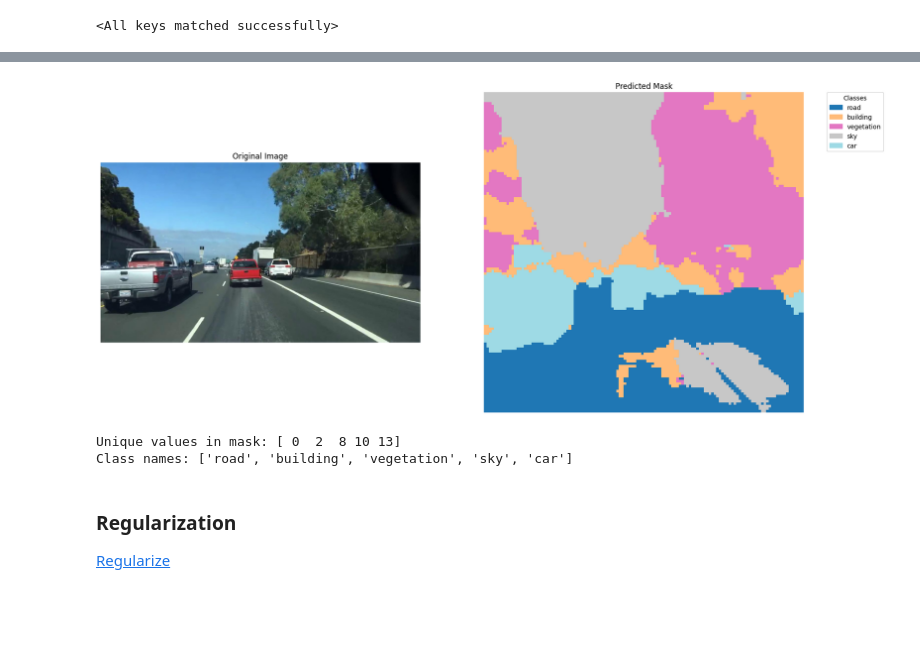
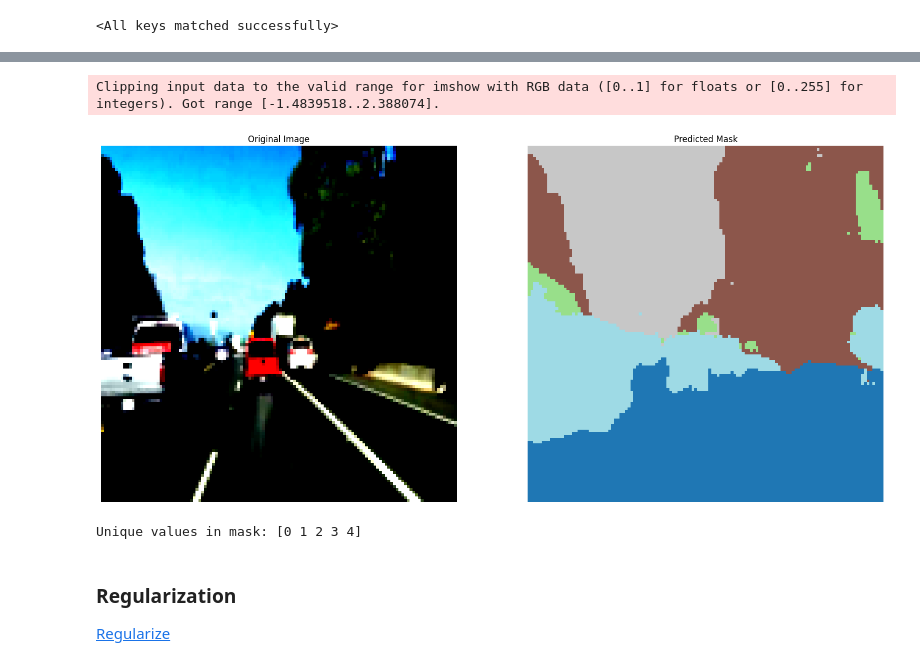
Before and after one commit to okaynils/fhnw-ds-dlbs, a Jupyter notebook: main.ipynb, the cells around one changed output, grey strips where cells are left out. Drawn from its saved outputs; the diff is of its cells as text; code cells hidden in the pictures; blank space fills up the shorter version.

Commit message:
added inference test to notebook

```diff
--- a/main.ipynb
+++ b/main.ipynb
@@ -691,7 +685,7 @@ import torch
 device="mps"
 
 # load model
-model = UNetBaseline(num_classes=19).to(device)
-model.load_state_dict(torch.load('models/unet_baseline_w5p8x7p7.pth', map_location=torch.device('mps')))
+model = VanillaUNet(num_classes=5, base_filters=128).to(device)
+model.load_state_dict(torch.load('models/unet_regularize_wd_0.01_j5p25e3z.pth', map_location=torch.device('mps')))
 # %% [output]
 <All keys matched successfully>
@@ -706,0 +712,12 @@ plt.imshow(image.permute(1,2,0))
+# %%
+import hydra
+from torchvision import transforms
+image_transform = transforms.Compose([
+    transforms.Resize((128, 128)),
+    transforms.ToTensor(),
+    transforms.Normalize(mean=[0.3654, 0.4002, 0.4055],std=[0.2526, 0.2644, 0.2755])
+])
+image_path = os.path.join(os.path.join('data', 'bdd100k', 'images', '10k', 'test'), 'b0e45326-00000000.jpg')
+image = Image.open(image_path)
+
+image_tensor = image_transform(image).unsqueeze(0).to(torch.float).to(device)
@@ -707,61 +730,38 @@ plt.imshow(image.permute(1,2,0))
 # %%
-# load image from the base image folder
-
-image_path = os.path.join(os.path.join('data', 'bdd100k', 'images', '10k', 'test'), 'b0e45326-00000000.jpg')
-image = Image.open(image_path)
-# turn image to tensor
-image_tensor = image_transform(image).unsqueeze(0).to(device)
-
 # predict
 model.eval()
 with torch.no_grad():
     output = model(image_tensor)
 
 output = output.argmax(1).squeeze().cpu().numpy()
 
 # create a mask image
 mask_image = Image.fromarray(output.astype(np.uint8))
 
 import matplotlib.patches as mpatches
 import numpy as np
 import matplotlib.pyplot as plt
 
 fig, axs = plt.subplots(1, 2, figsize=(20, 10))
 
 # Plot original image
-axs[0].imshow(image)
+axs[0].imshow(image_tensor.squeeze(0).permute(1,2,0).cpu())
 axs[0].axis('off')
 axs[0].set_title('Original Image')
 
 # Plot mask image
 axs[1].imshow(mask_image, cmap='tab20')
 axs[1].axis('off')
 axs[1].set_title('Predicted Mask')
 
-# Add legend for the mask
-unique_values = np.unique(output)
-legend_handles = [
-    mpatches.Patch(color=plt.cm.tab20(value / max(unique_values)), label=class_dict[value])
-    for value in unique_values
-]
-
-axs[1].legend(
-    handles=legend_handles,
-    title='Classes',
-    loc='upper right',
-    bbox_to_anchor=(1.25, 1.0),  # Adjust the legend position
-    borderaxespad=0
-)
-
 plt.show()
 
 # Print unique values and their class names
-print("Unique values in mask:", unique_values)
-print("Class names:", [class_dict[class_id] for class_id in unique_values])
+print("Unique values in mask:", np.unique(output))
 # %% [output]
+Clipping input data to the valid range for imshow with RGB data ([0..1] for floats or [0..255] for integers). Got range [-1.4839518..2.388074].
-[figure, old version]
+[figure, new version]
-Unique values in mask: [ 0  2  8 10 13]
-Class names: ['road', 'building', 'vegetation', 'sky', 'car']
+Unique values in mask: [0 1 2 3 4]
 # %% [markdown]
 ### Regularization
 
```
Also changed, not shown: parts of 7 cells of this notebook, 1 other file.
